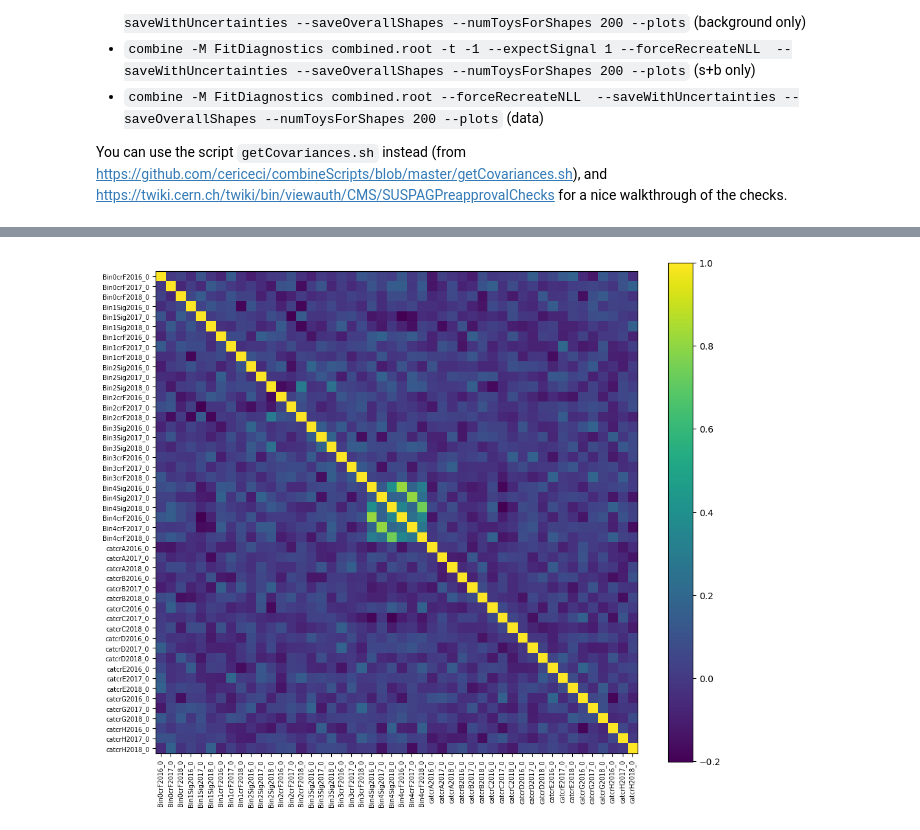
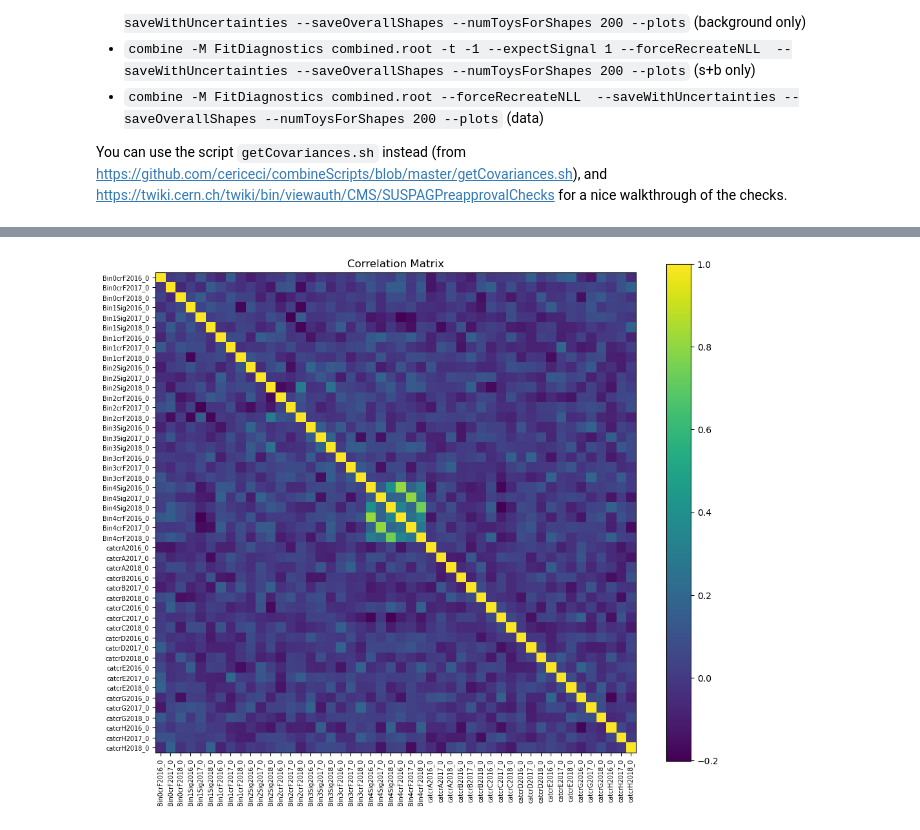
Before and after one commit to SUEPPhysics/SUEPLimits, a Jupyter notebook: notebook_tools/CorrelationPlots.ipynb, the cells around one changed output, grey strips where cells are left out. Saved outputs shown, nothing was run; the diff lists cells and outputs as text; code cells hidden in the pictures.

```diff
--- a/notebook_tools/CorrelationPlots.ipynb
+++ b/notebook_tools/CorrelationPlots.ipynb
@@ -32,9 +39,10 @@ for i in range(cov.shape[0]):
 # %%
 fig = plt.figure(figsize=(12,10))
 ax = fig.subplots()
 im = ax.imshow(corr)
+ax.set_title("Correlation Matrix")
 fig.colorbar(im)
 _ = ax.set_xticks(np.arange(0, len(xlabels)), xlabels, rotation = 90, fontsize=7)
 _ = ax.set_yticks(np.arange(0, len(xlabels)), ylabels, fontsize=7)
 # %% [output]
-[figure, old version]
+[figure, new version]
```
Also changed, not shown: parts of 2 cells of this notebook.
